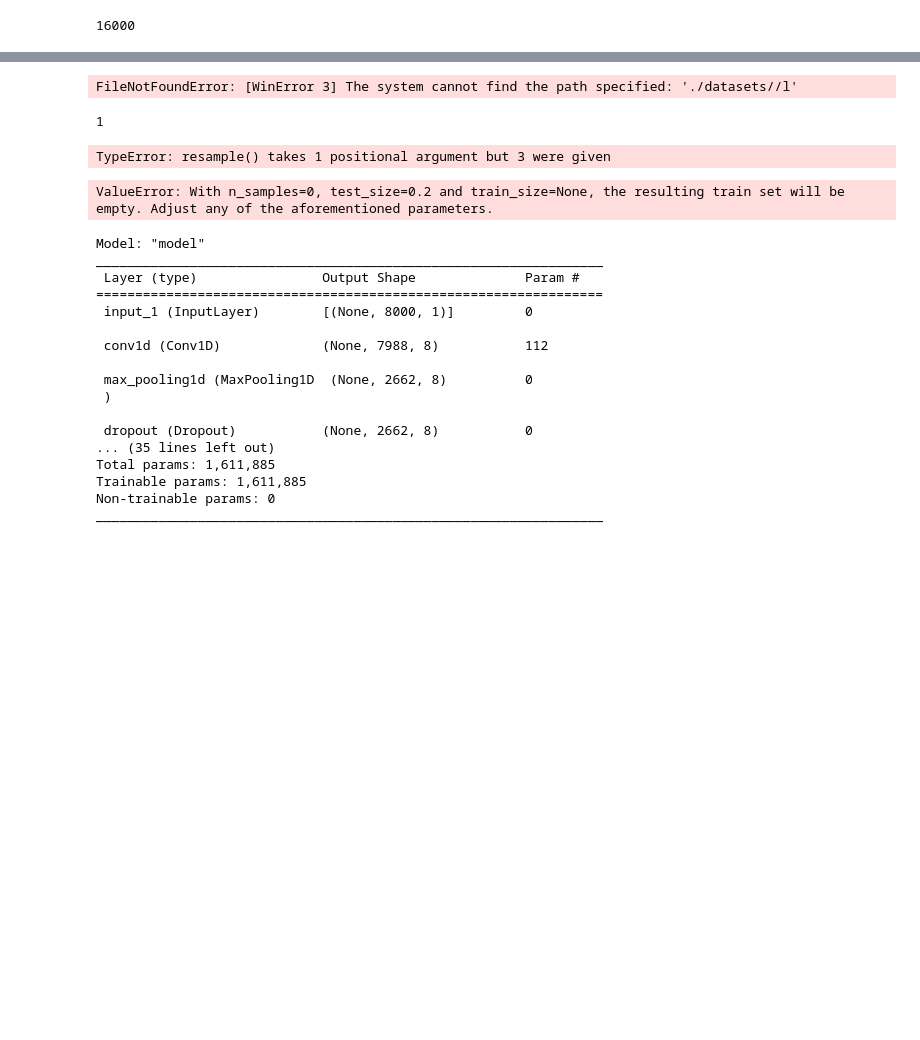
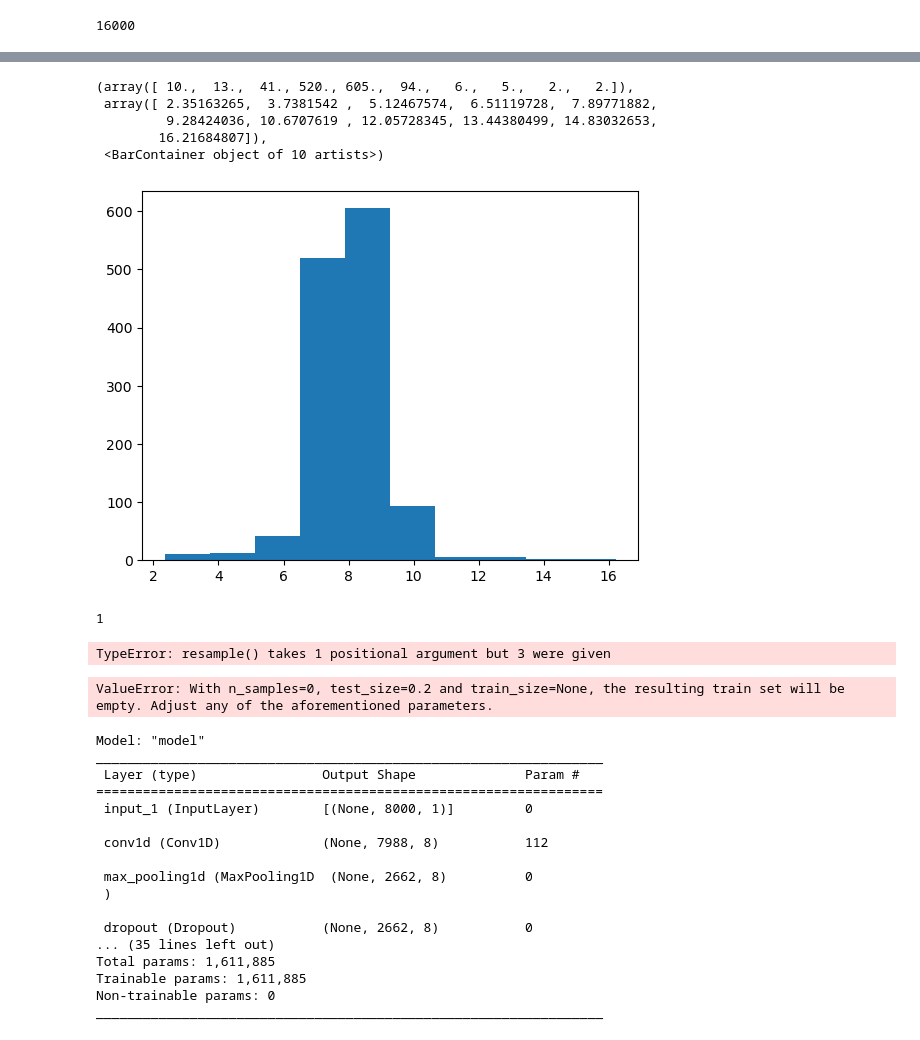
Before and after one commit to adriaap6/Sample-TA, a Jupyter notebook: test.ipynb, the cells around one changed output, grey strips where cells are left out. Drawn from its saved outputs; the diff is of its cells as text; code cells hidden in the pictures; blank space fills up the shorter version.

```diff
--- a/test.ipynb
+++ b/test.ipynb
@@ -65,12 +69,17 @@ labels=["1", "2", "3", "4", "5", "a", "b", "c", "d", "e", "ehmm", "pstt", "uhuk
 # %%
-duration_of_recordings=[]
-for label in label:
+duration_of_recordings = []
+for label in labels:
     waves = [f for f in os.listdir(train_audio_path + '/' + label) if f.endswith('.wav')]
     for wav in waves:
         sample_rate, samples = wavfile.read(train_audio_path + '/' + label + '/' + wav)
-        duration_of_recordings.append(float(len(samples)/sample_rate))
+        duration_of_recordings.append(float(len(samples) / sample_rate))
 
 plt.hist(np.array(duration_of_recordings))
 # %% [output]
-FileNotFoundError: [WinError 3] The system cannot find the path specified: './datasets//l'
+(array([ 10.,  13.,  41., 520., 605.,  94.,   6.,   5.,   2.,   2.]),
+ array([ 2.35163265,  3.7381542 ,  5.12467574,  6.51119728,  7.89771882,
+         9.28424036, 10.6707619 , 12.05728345, 13.44380499, 14.83032653,
+        16.21684807]),
+ <BarContainer object of 10 artists>)
+[figure, added]
 # %%
```
Also changed, not shown: parts of 5 cells of this notebook.
